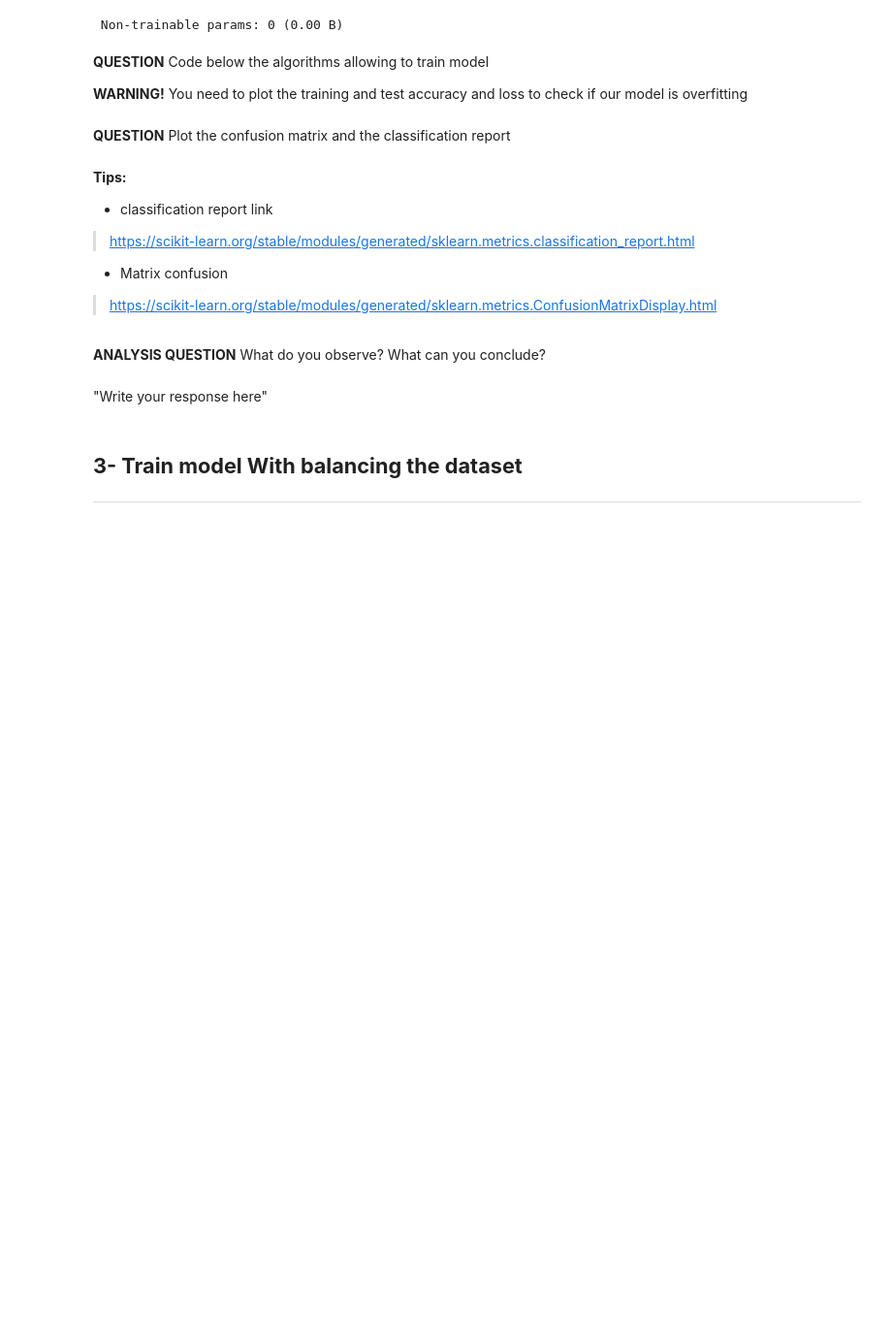
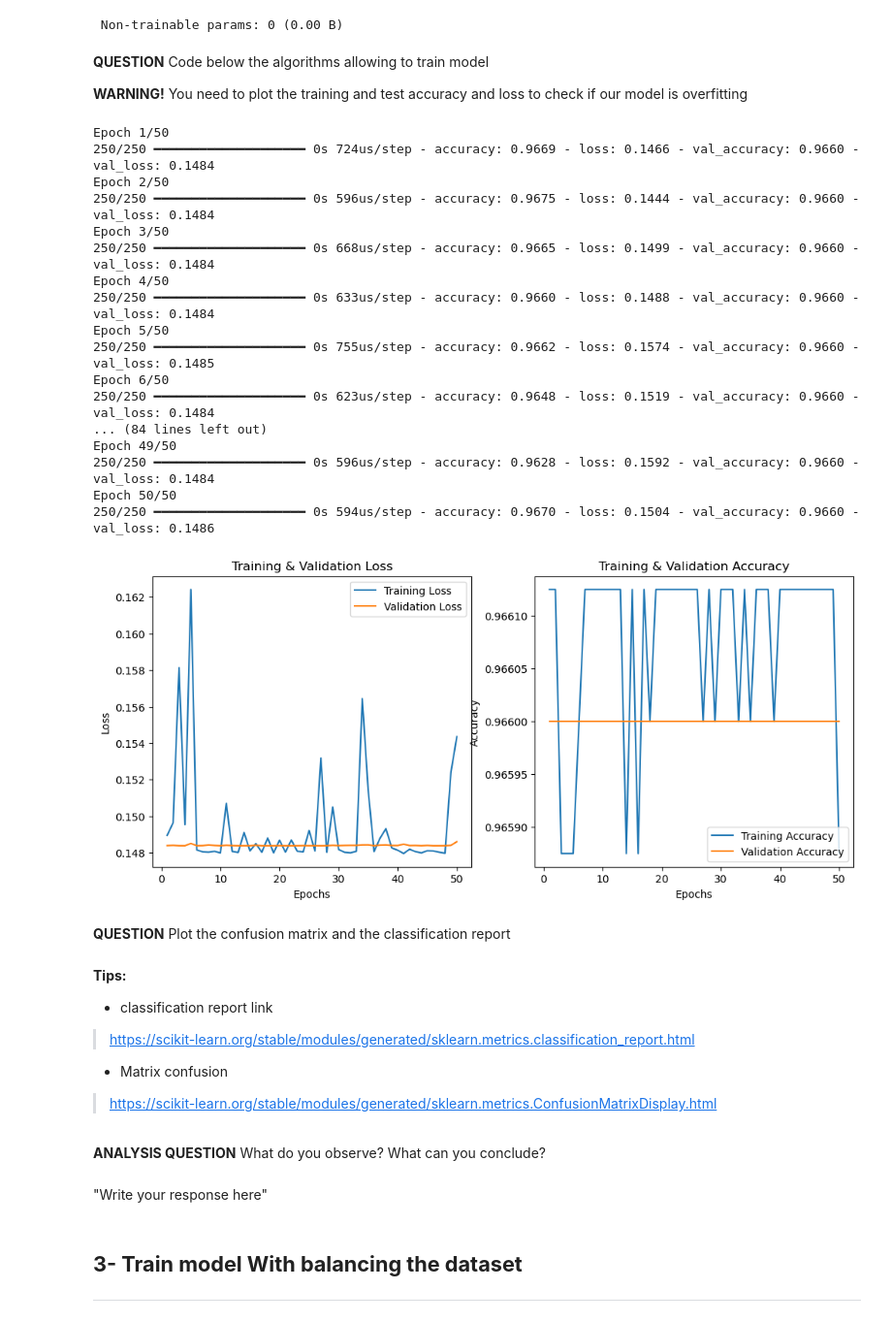
Before and after one commit to rosecymbler/IAEmbarquee, a Jupyter notebook: TP_IA_EMBARQUEE.ipynb, the cells around one changed output. Shown: that part at 97% size. Saved outputs shown, nothing was run; the diff lists cells and outputs as text; code cells hidden in the pictures; blank space fills up the shorter version.

```diff
--- a/TP_IA_EMBARQUEE.ipynb
+++ b/TP_IA_EMBARQUEE.ipynb
@@ -198,7 +198,8 @@ In this section, you must build and train a model without rebalancing the datase
 # %% [markdown]
 **QUESTION:** Create X_train, Y_train, X_test, and Y_test. How many elements are present in X_train, Y_train, X_test, and Y_test? (Print the values)
 # %%
-X = df.drop(columns=["Machine failure", "UDI", "Product ID"])  # suppression des colonnes non pertinentes
+
+X = df.drop(columns=["Product ID", "Type", "Machine failure", "TWF", "HDF", "PWF", "OSF", "RNF"])  # suppression des colonnes non pertinentes
 Y = df["Machine failure"]  # colonne cible
 
 # jeu d'entraînement et de test
@@ -257,6 +258,59 @@ Model: "sequential"
 **QUESTION** Code below the algorithms allowing to train model
 
 **WARNING!** You need to plot the training and test accuracy and loss to check if our model is overfitting
+# %%
+
+#on entraine le modèle
+history = model.fit(X_train, Y_train, epochs=50, batch_size=32, validation_data=(X_test, Y_test))
+
+
+train_loss = history.history['loss']
+val_loss = history.history['val_loss']
+train_acc = history.history['accuracy']
+val_acc = history.history['val_accuracy']
+
+epochs_range = range(1, len(train_loss) + 1)
+
+# Tracer la perte (loss)
+plt.figure(figsize=(12, 5))
+
+plt.subplot(1, 2, 1)
+plt.plot(epochs_range, train_loss, label='Training Loss')
+plt.plot(epochs_range, val_loss, label='Validation Loss')
+plt.xlabel('Epochs')
+plt.ylabel('Loss')
+plt.title('Training & Validation Loss')
+plt.legend()
+
+# Tracer la précision (accuracy)
+plt.subplot(1, 2, 2)
+plt.plot(epochs_range, train_acc, label='Training Accuracy')
+plt.plot(epochs_range, val_acc, label='Validation Accuracy')
+plt.xlabel('Epochs')
+plt.ylabel('Accuracy')
+plt.title('Training & Validation Accuracy')
+plt.legend()
+
+plt.show()
+# %% [output]
+Epoch 1/50
+250/250 ━━━━━━━━━━━━━━━━━━━━ 0s 724us/step - accuracy: 0.9669 - loss: 0.1466 - val_accuracy: 0.9660 - val_loss: 0.1484
+Epoch 2/50
+250/250 ━━━━━━━━━━━━━━━━━━━━ 0s 596us/step - accuracy: 0.9675 - loss: 0.1444 - val_accuracy: 0.9660 - val_loss: 0.1484
+Epoch 3/50
+250/250 ━━━━━━━━━━━━━━━━━━━━ 0s 668us/step - accuracy: 0.9665 - loss: 0.1499 - val_accuracy: 0.9660 - val_loss: 0.1484
+Epoch 4/50
+250/250 ━━━━━━━━━━━━━━━━━━━━ 0s 633us/step - accuracy: 0.9660 - loss: 0.1488 - val_accuracy: 0.9660 - val_loss: 0.1484
+Epoch 5/50
+250/250 ━━━━━━━━━━━━━━━━━━━━ 0s 755us/step - accuracy: 0.9662 - loss: 0.1574 - val_accuracy: 0.9660 - val_loss: 0.1485
+Epoch 6/50
+250/250 ━━━━━━━━━━━━━━━━━━━━ 0s 623us/step - accuracy: 0.9648 - loss: 0.1519 - val_accuracy: 0.9660 - val_loss: 0.1484
+... (84 lines left out)
+Epoch 49/50
+250/250 ━━━━━━━━━━━━━━━━━━━━ 0s 596us/step - accuracy: 0.9628 - loss: 0.1592 - val_accuracy: 0.9660 - val_loss: 0.1484
+Epoch 50/50
+250/250 ━━━━━━━━━━━━━━━━━━━━ 0s 594us/step - accuracy: 0.9670 - loss: 0.1504 - val_accuracy: 0.9660 - val_loss: 0.1486
+[figure, added]
 # %% [markdown]
 **QUESTION** Plot the confusion matrix and the classification report
 # %% [markdown]
```
Also changed, not shown: parts of 2 cells of this notebook.
